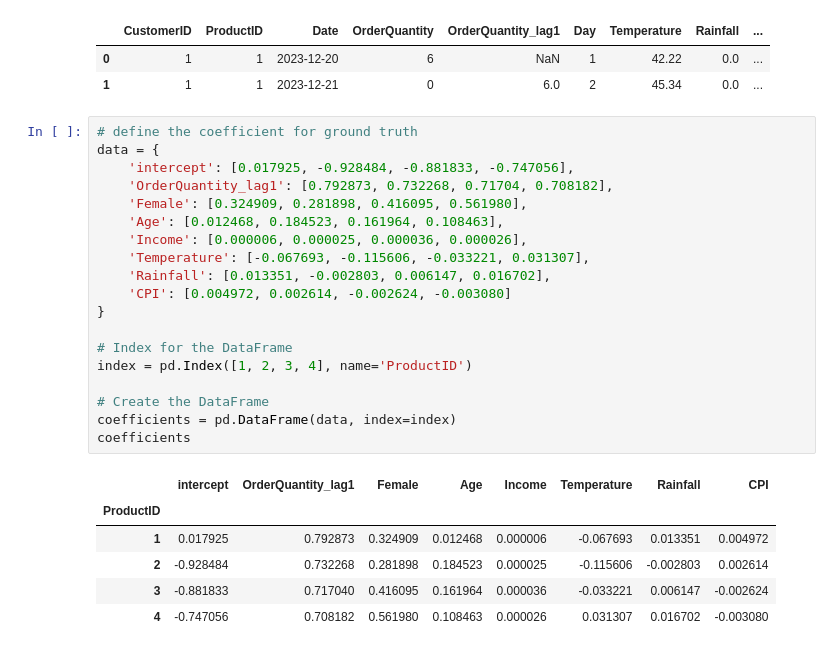
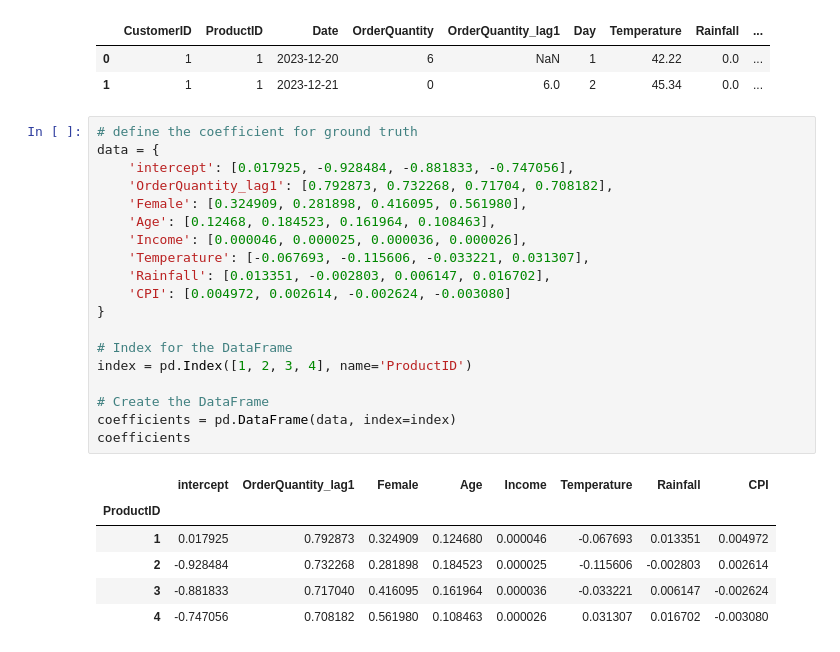
Before and after one commit to ichscheine/SmartStock, a Jupyter notebook: stage1.ipynb, the cells around one changed output. Cells and saved outputs as stored; diff of their text form.

```diff
--- a/stage1.ipynb
+++ b/stage1.ipynb
@@ -134,26 +134,26 @@ df.head(2)
 # %%
 # define the coefficient for ground truth
 data = {
     'intercept': [0.017925, -0.928484, -0.881833, -0.747056],
     'OrderQuantity_lag1': [0.792873, 0.732268, 0.71704, 0.708182],
     'Female': [0.324909, 0.281898, 0.416095, 0.561980],
-    'Age': [0.012468, 0.184523, 0.161964, 0.108463],
-    'Income': [0.000006, 0.000025, 0.000036, 0.000026],
+    'Age': [0.12468, 0.184523, 0.161964, 0.108463],
+    'Income': [0.000046, 0.000025, 0.000036, 0.000026],
     'Temperature': [-0.067693, -0.115606, -0.033221, 0.031307],
     'Rainfall': [0.013351, -0.002803, 0.006147, 0.016702],
     'CPI': [0.004972, 0.002614, -0.002624, -0.003080]
 }
 
 # Index for the DataFrame
 index = pd.Index([1, 2, 3, 4], name='ProductID')
 
 # Create the DataFrame
 coefficients = pd.DataFrame(data, index=index)
 coefficients
 # %% [output]
 |  | intercept | OrderQuantity_lag1 | Female | Age | Income | Temperature | Rainfall | CPI |
 | ProductID |  |  |  |  |  |  |  |  |
-| 1 | 0.017925 | 0.792873 | 0.324909 | 0.012468 | 0.000006 | -0.067693 | 0.013351 | 0.004972 |
+| 1 | 0.017925 | 0.792873 | 0.324909 | 0.124680 | 0.000046 | -0.067693 | 0.013351 | 0.004972 |
 | 2 | -0.928484 | 0.732268 | 0.281898 | 0.184523 | 0.000025 | -0.115606 | -0.002803 | 0.002614 |
 | 3 | -0.881833 | 0.717040 | 0.416095 | 0.161964 | 0.000036 | -0.033221 | 0.006147 | -0.002624 |
 | 4 | -0.747056 | 0.708182 | 0.561980 | 0.108463 | 0.000026 | 0.031307 | 0.016702 | -0.003080 |
```
Also changed, not shown: parts of 7 cells of this notebook, 8 other files.
